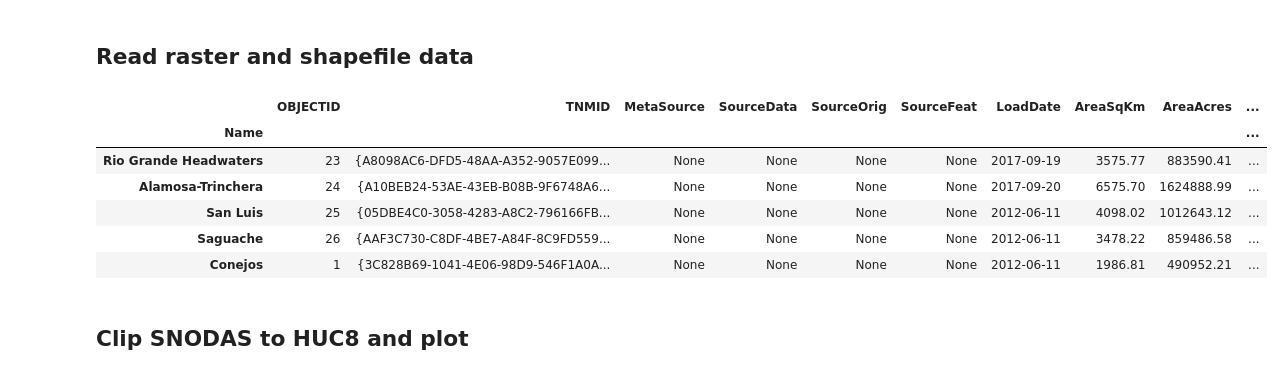
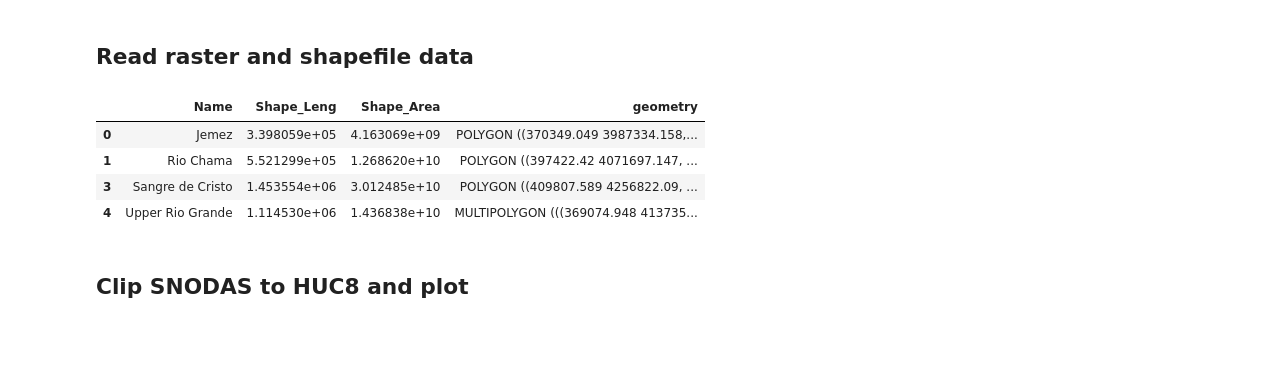
Before and after one commit to max-gersh/SWE-Evaluation-Tool, a Jupyter notebook: logan/swe_tables_snodas.ipynb, the cells around one changed output. Cells and saved outputs as stored; diff of their text form; code cells hidden in the pictures; blank space fills up the shorter version.

```diff
--- a/logan/swe_tables_snodas.ipynb
+++ b/logan/swe_tables_snodas.ipynb
@@ -91,42 +87,44 @@ huc8_polys = ['Rio Grande Headwaters', 'Alamosa-Trinchera',
               'Arroyo Chico', 'North Plains',
               'Rio San Jose', 'Plains of San Agustin',
               'Rio Salado', 'Jornada Del Muerto',
               'Elephant Butte Reservoir', 'Rio Puerco']
 huc8 = huc8[huc8['Name'].isin(huc8_polys)]
 
 ## sort by polygon order
 huc8 = huc8.set_index('Name', drop = False)
 huc8 = huc8.reindex(huc8_polys)
 
 ## filter ose polygons
 ose = ose.loc[ose['SubBasin'] != 'San Juan River Basin']
 ose = ose.rename(columns={'SubBasin': 'Name'})
+ose = ose.replace({'Name' : {'JemezRiver Basin' : 'Jemez',
+                             'Rio Chama River Basin' : 'Rio Chama',
+                             'Sangre De Cristo Mountain Range Basins' : 'Sangre de Cristo',
+                            'Upper Rio Grande Basin' : 'Upper Rio Grande' }})
 
 ## confirm CRS are all equal
 ose.crs == huc8.crs == huc6.crs == snodas.rio.crs
 
 ## add huc6 basin and region columns to huc8 shapefile for table 1
 ## huc6 basins
 huc6_basin = np.array(['Rio Grande Headwaters', 'Upper Rio Grande',
                        'Rio Grande-Elephant Butte'])
 huc6_basin = np.repeat(huc6_basin, [5, 2, 11], axis=0)
 
 ## region
 region = np.repeat('Rio Grande', [18], axis = 0)
 
 huc8['HUC6 Basin'] = huc6_basin
 huc8['Region'] = region
 huc8.head()
-#huc6.head()
-#ose.head()
+huc6.head()
+ose.head()
 # %% [output]
-|  | OBJECTID | TNMID | MetaSource | SourceData | SourceOrig | SourceFeat | LoadDate | AreaSqKm | AreaAcres | ... |
-| Name |  |  |  |  |  |  |  |  |  | ... |
-| Rio Grande Headwaters | 23 | {A8098AC6-DFD5-48AA-A352-9057E099... | None | None | None | None | 2017-09-19 | 3575.77 | 883590.41 | ... |
-| Alamosa-Trinchera | 24 | {A10BEB24-53AE-43EB-B08B-9F6748A6... | None | None | None | None | 2017-09-20 | 6575.70 | 1624888.99 | ... |
-| San Luis | 25 | {05DBE4C0-3058-4283-A8C2-796166FB... | None | None | None | None | 2012-06-11 | 4098.02 | 1012643.12 | ... |
-| Saguache | 26 | {AAF3C730-C8DF-4BE7-A84F-8C9FD559... | None | None | None | None | 2012-06-11 | 3478.22 | 859486.58 | ... |
-| Conejos | 1 | {3C828B69-1041-4E06-98D9-546F1A0A... | None | None | None | None | 2012-06-11 | 1986.81 | 490952.21 | ... |
+|  | Name | Shape_Leng | Shape_Area | geometry |
+| 0 | Jemez | 3.398059e+05 | 4.163069e+09 | POLYGON ((370349.049 3987334.158,... |
+| 1 | Rio Chama | 5.521299e+05 | 1.268620e+10 | POLYGON ((397422.42 4071697.147, ... |
+| 3 | Sangre de Cristo | 1.453554e+06 | 3.012485e+10 | POLYGON ((409807.589 4256822.09, ... |
+| 4 | Upper Rio Grande | 1.114530e+06 | 1.436838e+10 | MULTIPOLYGON (((369074.948 413735... |
 # %% [markdown]
 ## Clip SNODAS to HUC8 and plot
 # %%
```
Also changed, not shown: parts of 6 cells of this notebook.
